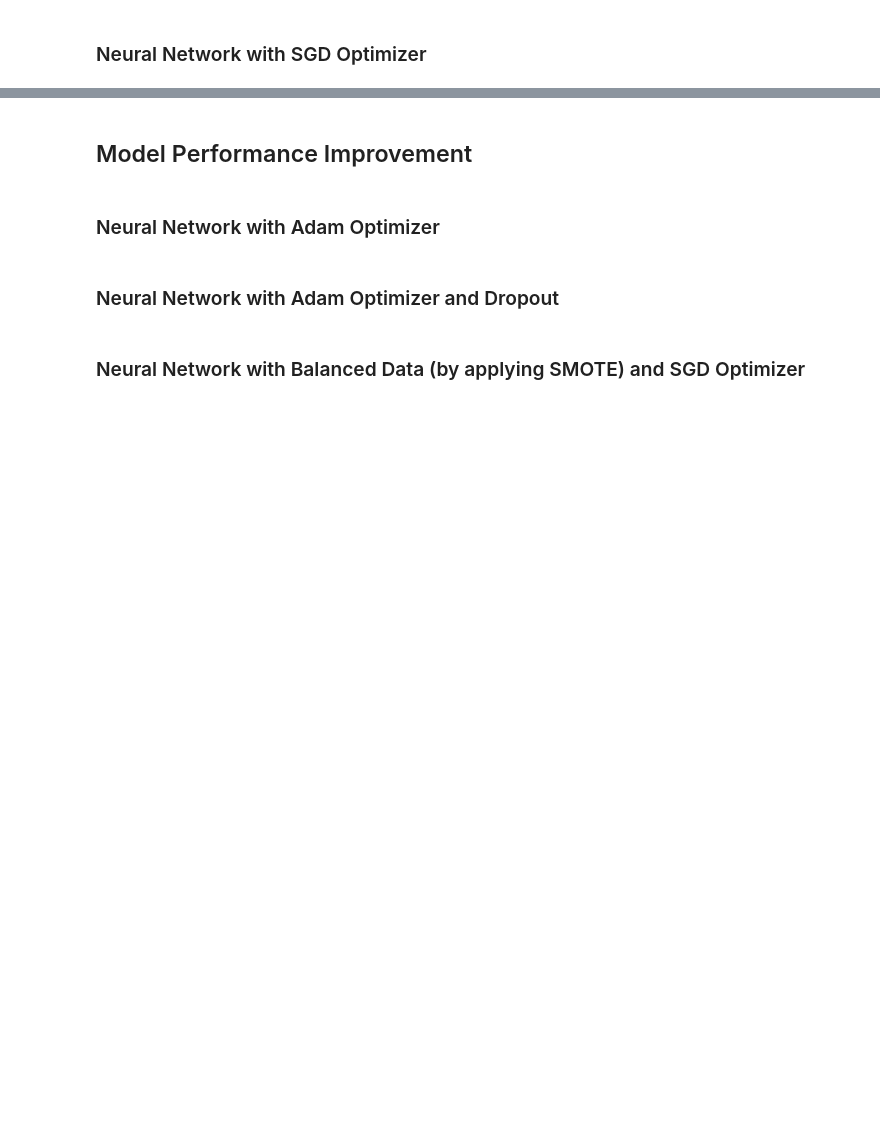
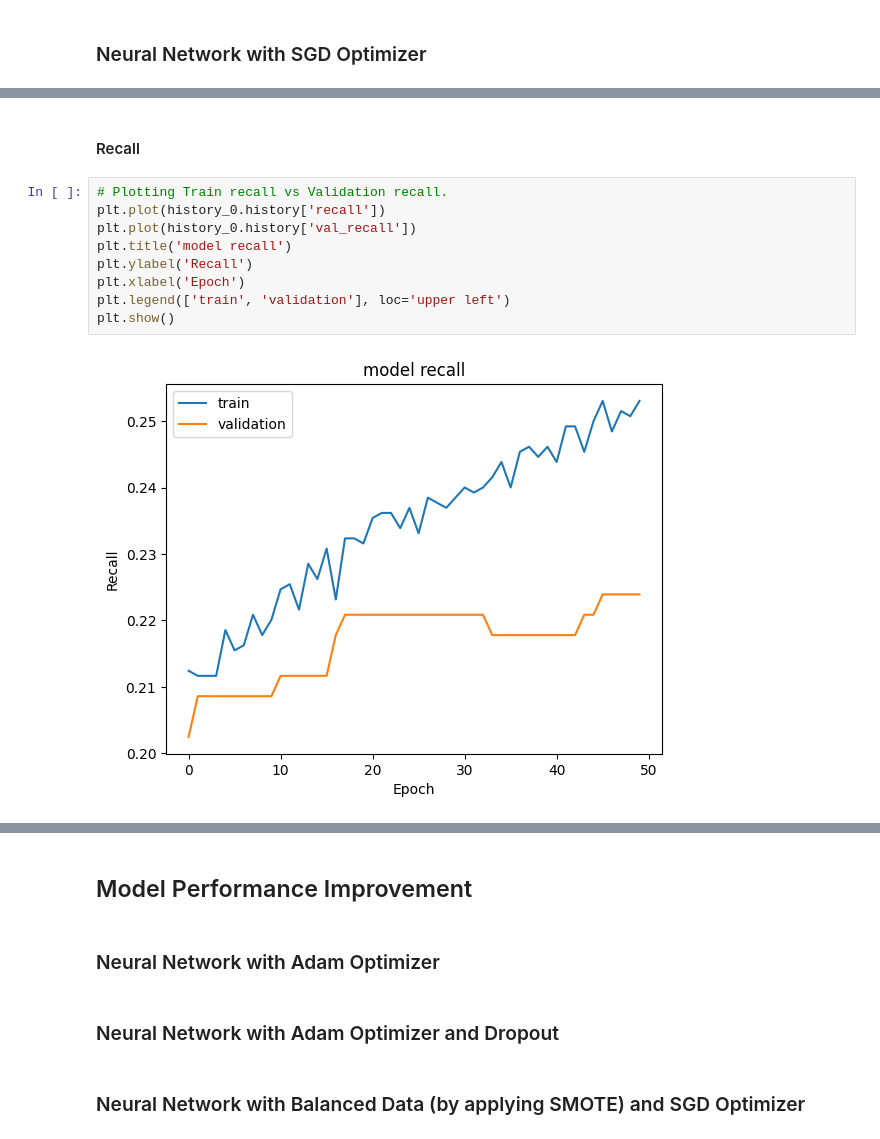
Before and after one commit to barkz/Bank-Churn-Prediction, a Jupyter notebook: RobBarker_NN_BankChurn_FC.ipynb, the cells around one changed output, grey strips where cells are left out. Saved outputs shown, nothing was run; the diff lists cells and outputs as text; blank space fills up the shorter version.

```diff
--- a/RobBarker_NN_BankChurn_FC.ipynb
+++ b/RobBarker_NN_BankChurn_FC.ipynb
@@ -981,0 +1091,13 @@ Write down the logic for choosing the metric that would be the best metric for t
+# %% [markdown]
+#### Recall
+# %%
+# Plotting Train recall vs Validation recall.
+plt.plot(history_0.history['recall'])
+plt.plot(history_0.history['val_recall'])
+plt.title('model recall')
+plt.ylabel('Recall')
+plt.xlabel('Epoch')
+plt.legend(['train', 'validation'], loc='upper left')
+plt.show()
+# %% [output]
+[figure, added]
```
Also changed, not shown: parts of 20 cells of this notebook.
